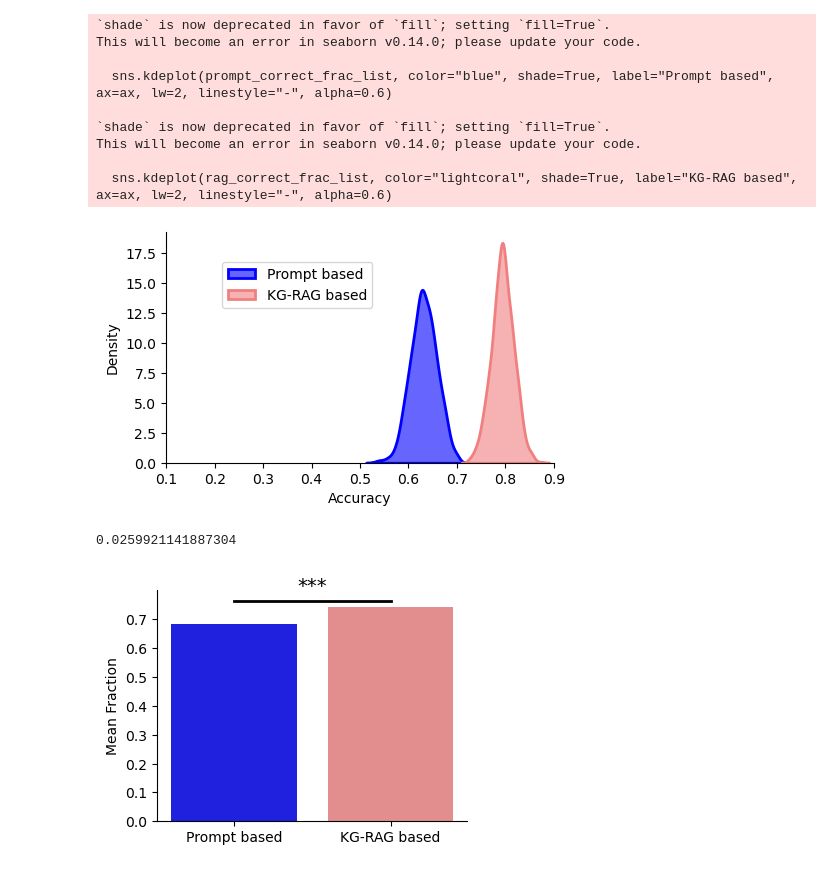
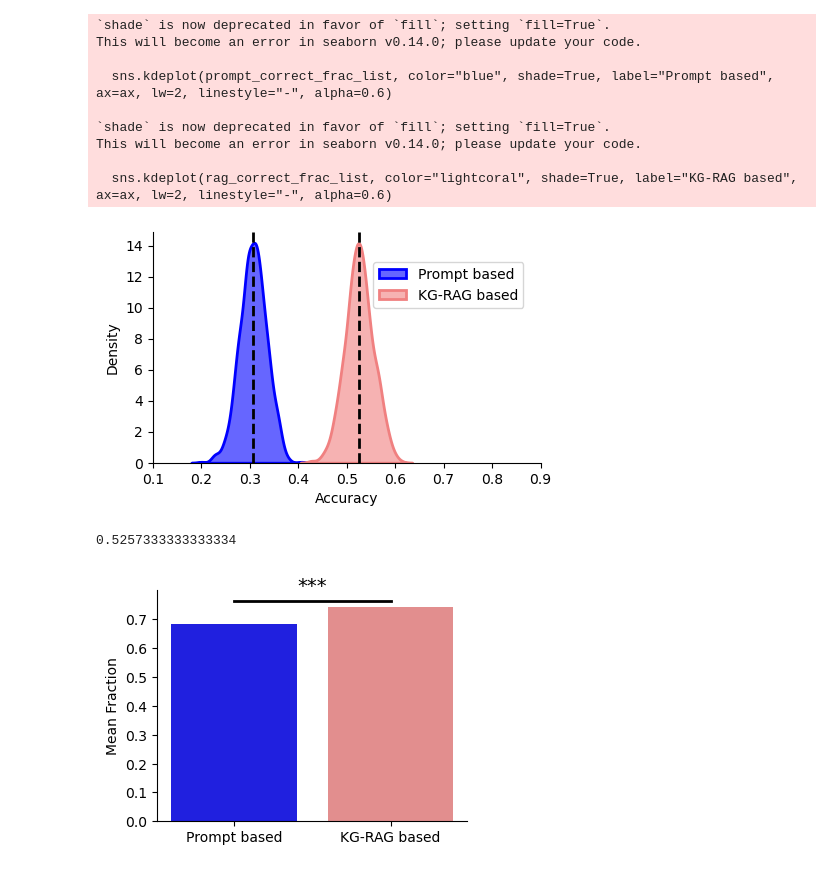
Before and after one commit to karthiksoman/SPOKE_LLM, a Jupyter notebook: codes/llm_notebooks/analysis/test_questions_mcq_response_comparative_analysys.ipynb, the cells around one changed output. Drawn from its saved outputs; the diff is of its cells as text; code cells hidden in the pictures.

```diff
--- a/codes/llm_notebooks/analysis/test_questions_mcq_response_comparative_analysys.ipynb
+++ b/codes/llm_notebooks/analysis/test_questions_mcq_response_comparative_analysys.ipynb
@@ -23,11 +23,11 @@ def correct_paranthesis_split(text):
     except:
         return text
 # %%
-# PROMPT_RESPONSE_PATH = "../../../data/analysis_results/Llama_2_13b_chat_hf_prompt_based_two_hop_mcq_from_monarch_and_robokop_response.csv"
-# RAG_RESPONSE_PATH = "../../../data/analysis_results/Llama_2_13b_chat_hf_PubMedBert_entity_recognition_based_node_retrieval_rag_based_two_hop_mcq_from_monarch_and_robokop_response.csv"
+PROMPT_RESPONSE_PATH = "../../../data/analysis_results/Llama_2_13b_chat_hf_prompt_based_two_hop_mcq_from_monarch_and_robokop_response.csv"
+RAG_RESPONSE_PATH = "../../../data/analysis_results/Llama_2_13b_chat_hf_PubMedBert_entity_recognition_based_node_retrieval_rag_based_two_hop_mcq_from_monarch_and_robokop_response.csv"
 
-PROMPT_RESPONSE_PATH = "../../../data/analysis_results/gpt_35_turbo_prompt_based_two_hop_mcq_from_monarch_and_robokop_response.csv"
-RAG_RESPONSE_PATH = "../../../data/analysis_results/gpt_35_turbo_PubMedBert_entity_recognition_based_node_retrieval_rag_based_two_hop_mcq_from_monarch_and_robokop_response.csv"
+# PROMPT_RESPONSE_PATH = "../../../data/analysis_results/gpt_4_prompt_based_two_hop_mcq_from_monarch_and_robokop_response.csv"
+# RAG_RESPONSE_PATH = "../../../data/analysis_results/gpt_4_PubMedBert_entity_recognition_based_node_retrieval_rag_based_two_hop_mcq_from_monarch_and_robokop_response.csv"
 
 # PROMPT_RESPONSE_PATH = "../../../data/analysis_results/Llama_2_13b_chat_hf_prompt_based_two_hop_mcq_from_robokop_response.csv"
 # RAG_RESPONSE_PATH = "../../../data/analysis_results/Llama_2_13b_chat_hf_node_retrieval_rag_based_two_hop_mcq_from_robokop_response.csv"
@@ -136,39 +123,42 @@ sns.kdeplot(rag_correct_frac_list, color="lightcoral", shade=True, label="KG-RAG
 
 # Set the outline color to black
 for artist in ax.lines:
     artist.set_edgecolor("black")
 
 # Add labels and legend
 plt.xlabel("Accuracy")
 plt.ylabel("Density")
 # plt.legend(bbox_to_anchor=(1.01, 0.9))
 plt.legend(bbox_to_anchor=(0.55, 0.9))
 plt.xlim(0.1,0.9)
 # plt.legend(loc='upper left')
 
+ax.axvline(np.mean(prompt_correct_frac_list), color='black', linestyle='--', lw=2)
+ax.axvline(np.mean(rag_correct_frac_list), color='black', linestyle='--', lw=2)
+
 sns.despine(top=True, right=True)
 
 # Show the plot
 plt.show()
 
 # figure_folder_name = "GPT/entity_recognition_based"
-# fig_filename = "../../../data/analysis_results/figures/{}/gpt_4_two_hop_MONARCH_ROBOKOP_combined_mcq_llm_performance.svg".format(figure_folder_name)
+# fig_filename = "../../../data/analysis_results/figures/{}/Llama_13b_two_hop_MONARCH_ROBOKOP_combined_mcq_llm_performance_with_mean.svg".format(figure_folder_name)
 # fig.savefig(fig_filename, format='svg', bbox_inches='tight')
 # %% [output]
 `shade` is now deprecated in favor of `fill`; setting `fill=True`.
 This will become an error in seaborn v0.14.0; please update your code.
 
   sns.kdeplot(prompt_correct_frac_list, color="blue", shade=True, label="Prompt based", ax=ax, lw=2, linestyle="-", alpha=0.6)
 
 `shade` is now deprecated in favor of `fill`; setting `fill=True`.
 This will become an error in seaborn v0.14.0; please update your code.
 
   sns.kdeplot(rag_correct_frac_list, color="lightcoral", shade=True, label="KG-RAG based", ax=ax, lw=2, linestyle="-", alpha=0.6)
-[figure, old version]
+[figure, new version]
 # %%
-np.std(rag_correct_frac_list)
+np.mean(rag_correct_frac_list)
 # %% [output]
-0.0259921141887304
+0.5257333333333334
 # %%
 
 
```
Also changed, not shown: parts of 2 cells of this notebook, 5 other files.
